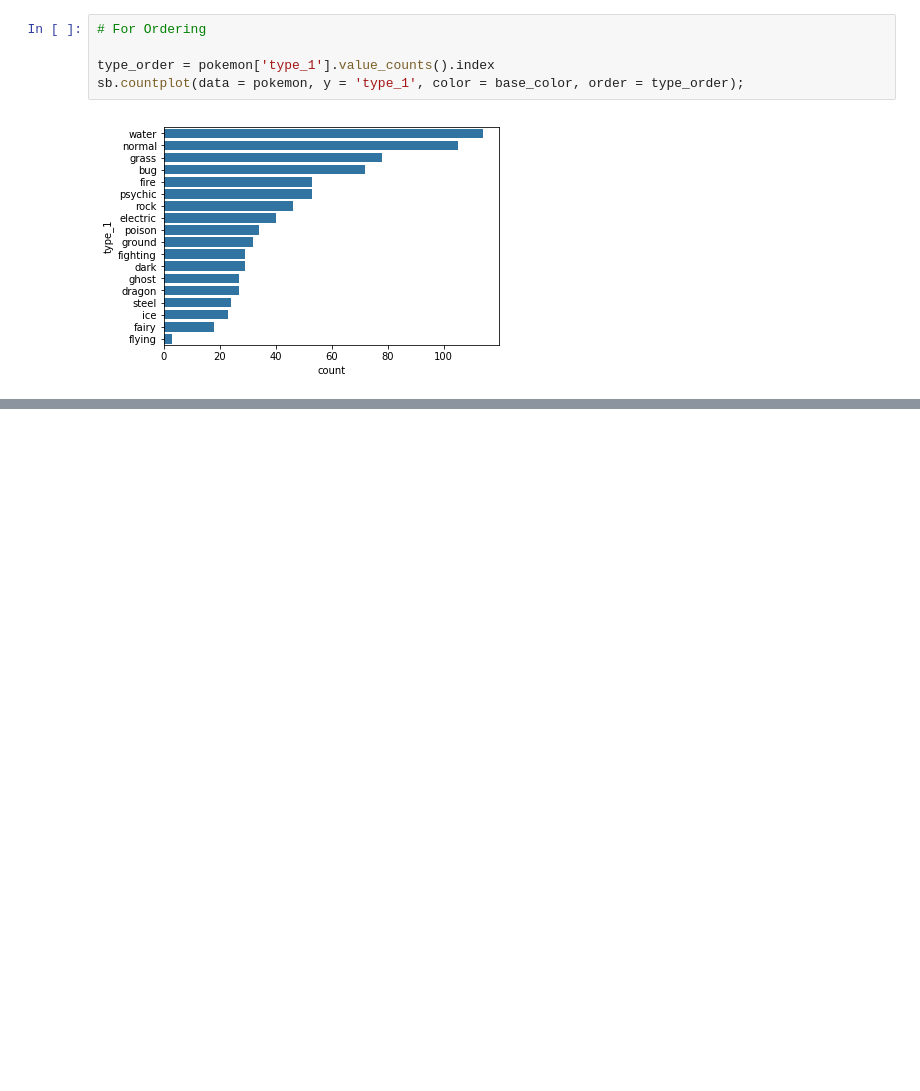
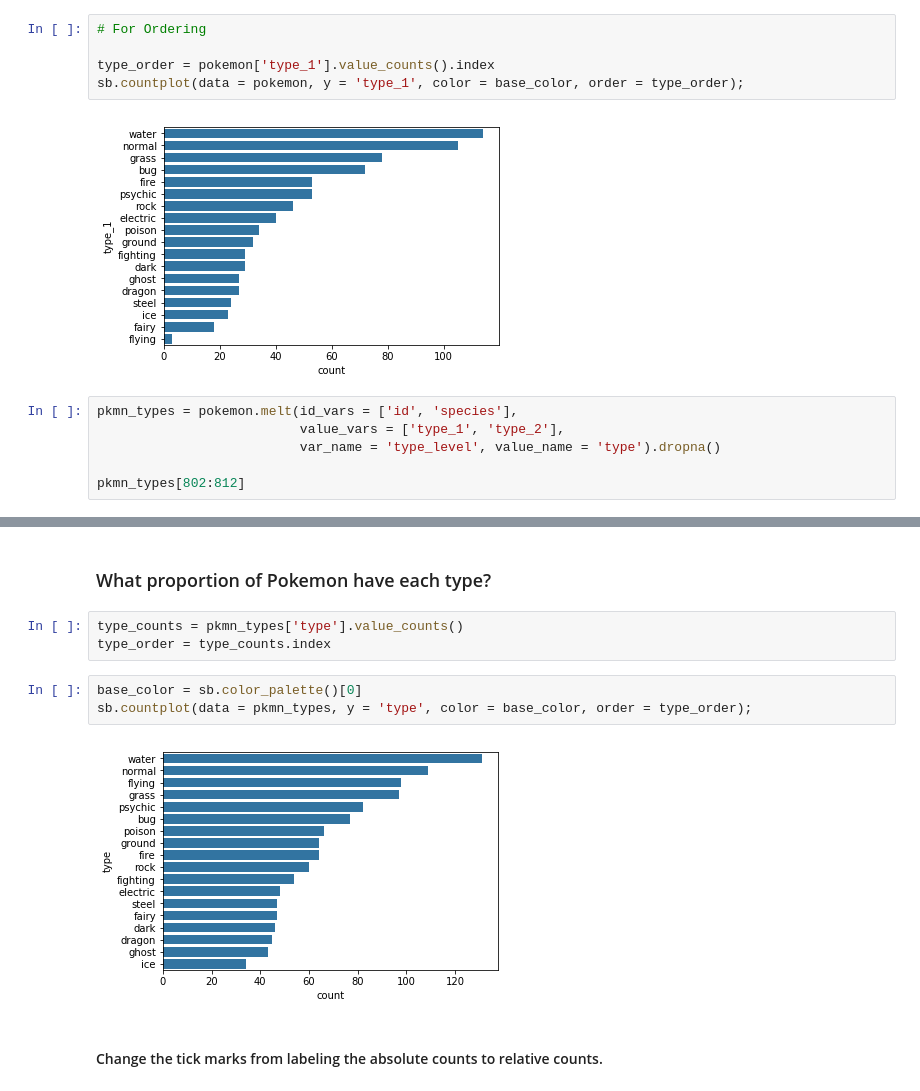
Before and after one commit to iRaied/Project_5_3_Pokemon, a Jupyter notebook: pokemon.ipynb, the cells around one changed output, grey strips where cells are left out. Saved outputs shown, nothing was run; the diff lists cells and outputs as text; blank space fills up the shorter version.

```diff
--- a/pokemon.ipynb
+++ b/pokemon.ipynb
@@ -123,3 +123,9 @@ type_order = pokemon['type_1'].value_counts().index
 sb.countplot(data = pokemon, y = 'type_1', color = base_color, order = type_order);
 # %% [output]
 [figure]
+# %%
+pkmn_types = pokemon.melt(id_vars = ['id', 'species'],
+                          value_vars = ['type_1', 'type_2'],
+                          var_name = 'type_level', value_name = 'type').dropna()
+
+pkmn_types[802:812]
@@ -125,0 +144,12 @@ sb.countplot(data = pokemon, y = 'type_1', color = base_color, order = type_orde
+# %% [markdown]
+### What proportion of Pokemon have each type?
+# %%
+type_counts = pkmn_types['type'].value_counts()
+type_order = type_counts.index
+# %%
+base_color = sb.color_palette()[0]
+sb.countplot(data = pkmn_types, y = 'type', color = base_color, order = type_order);
+# %% [output]
+[figure, added]
+# %% [markdown]
+#### Change the tick marks from labeling the absolute counts to relative counts.
```
Also changed, not shown: parts of 9 cells of this notebook.
